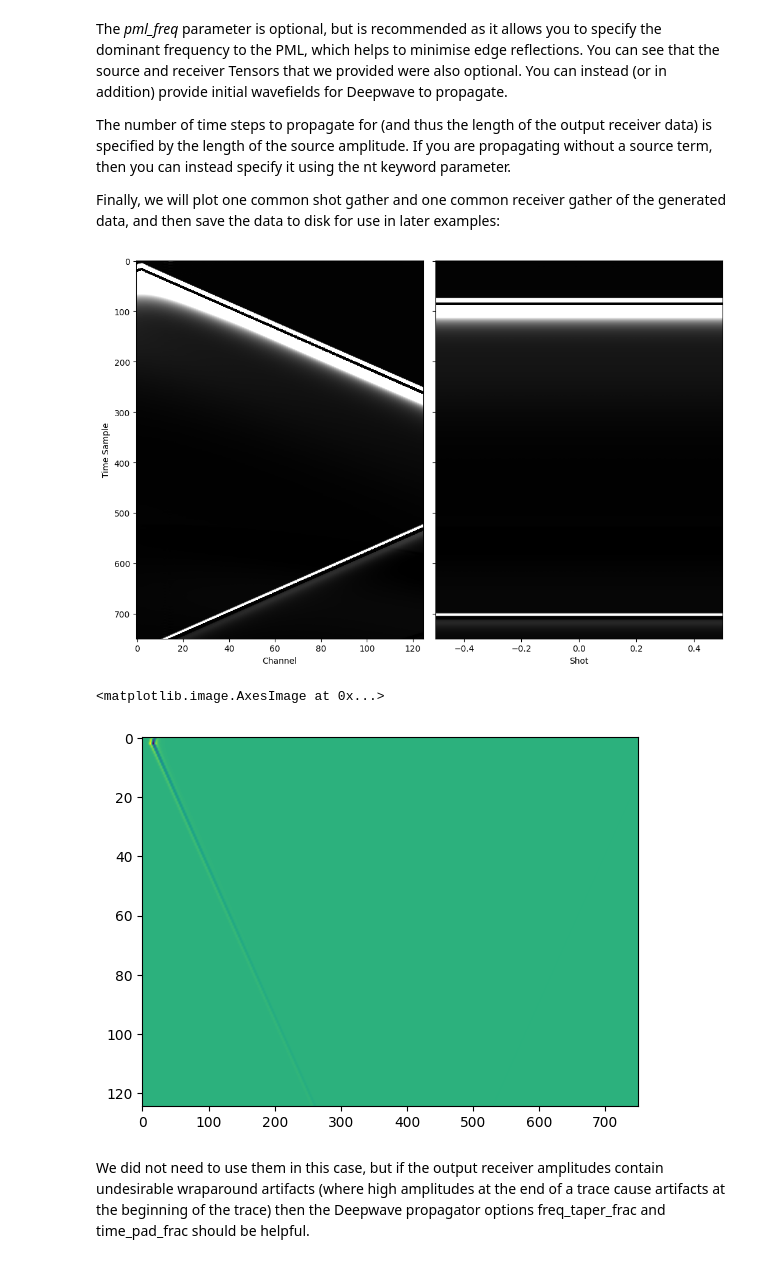
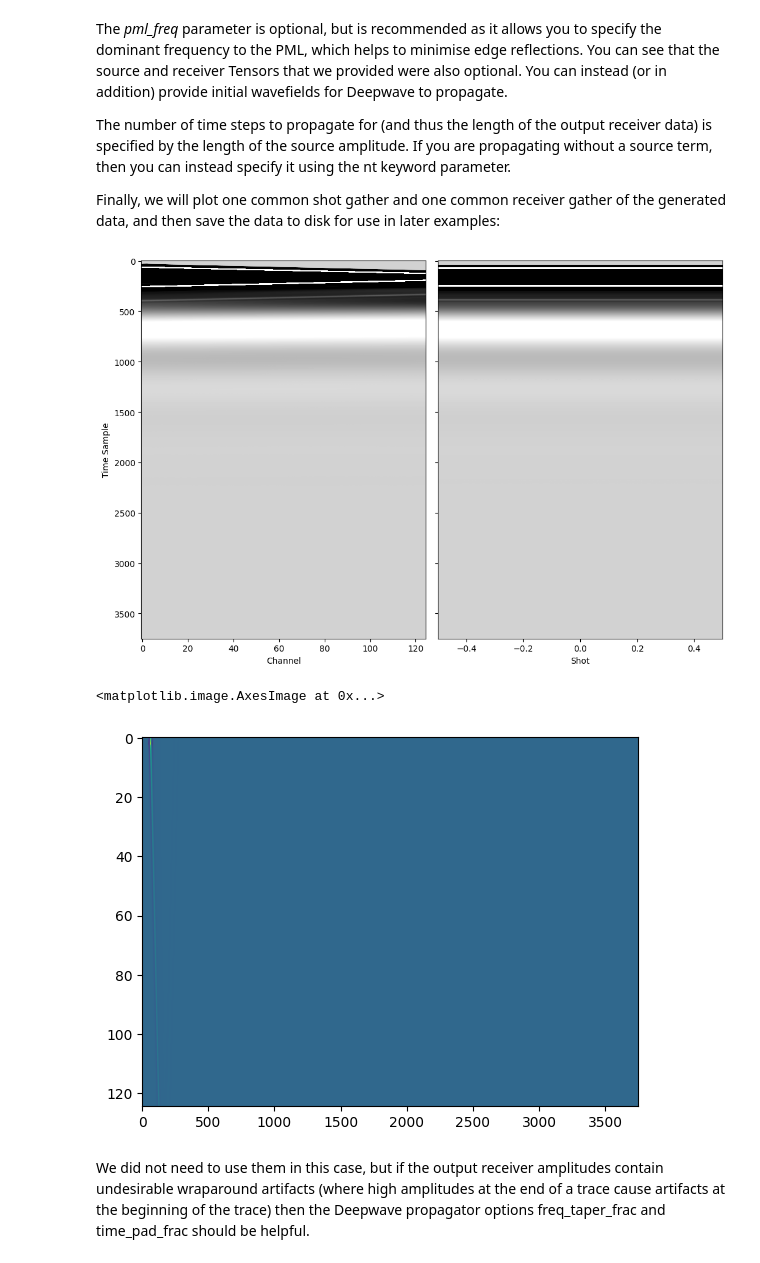
Before and after one commit to aissah/coherence_analysis_histroy, a Jupyter notebook: marmousi_deepwave.ipynb, the cells around one changed output. Drawn from its saved outputs; the diff is of its cells as text; code cells hidden in the pictures.

Commit message:
marmousi modeling

```diff
--- a/marmousi_deepwave.ipynb
+++ b/marmousi_deepwave.ipynb
@@ -19,7 +20,7 @@ device = torch.device('cuda' if torch.cuda.is_available()
 # nx = 751
 ny = 2301
 nx = 751
-dx = 2.0
+dx = 0.5
 
 v = 1500 * torch.ones(ny, nx)
 v[int(ny/2):] = 2000
@@ -61,10 +62,10 @@ receiver_depth = 2  # 2 * 4m = 8m
 
 n_receivers_per_shot = min(n_receivers_per_shot, int(nx/d_receiver))
 
-freq = 25
-nt = 750
+freq = 10
+nt = 750 * 5
 dt = 0.004
-peak_time = 1.5 / freq
+peak_time = 2.5 / freq
 
 # source_locations
 source_locations = torch.zeros(n_shots, n_sources_per_shot, 2,
@@ -85,7 +86,7 @@ receiver_locations[:, :, 0] = (
 
 # source_amplitudes
 source_amplitudes = (
-    10 * deepwave.wavelets.ricker(freq, nt, dt, peak_time)
+    -10 * deepwave.wavelets.ricker(freq, nt, dt, peak_time)
     .repeat(n_shots, n_sources_per_shot, 1)
     .to(device)
 )
@@ -93,3 +94,11 @@ source_amplitudes = (
 Both spatial dimensions are treated equally in Deepwave. In this example we chose to orient our velocity model so that dimension 0 is horizontal and dimension 1 is vertical, and specified our source and receiver locations in a way that is consistent with that, but we could have transposed the model and used dimension 0 as depth if we wished.
 
 That’s all the setup that we need for forward modelling, so we are now ready to call Deepwave. As we would like to ensure that the results are as accurate as possible, we will specify that we wish to use 8th order accurate spatial finite differences:
+# %%
+freq = 25
+nt = 750
+dt = 0.004
+peak_time = 1.5 / freq
+
+ricker_wavelet = 10 * deepwave.wavelets.ricker(freq, nt, dt, peak_time)
+plt.plot(ricker_wavelet)
@@ -108,29 +131,29 @@ Finally, we will plot one common shot gather and one common receiver gather of t
 # %%
 receiver_amplitudes = out[-1]
 # shot_index = 57
 # receiver_index = 192
 shot_index = 0
-receiver_index = 36
+receiver_index = 19
 vmin, vmax = torch.quantile(receiver_amplitudes[0],
                             torch.tensor([0.05, 0.95]).to(device))
 _, ax = plt.subplots(1, 2, figsize=(10.5, 7), sharey=True)
 ax[0].imshow(receiver_amplitudes[shot_index].cpu().T, aspect='auto',
              cmap='gray', vmin=vmin, vmax=vmax)
 ax[1].imshow(receiver_amplitudes[:, receiver_index].cpu().T, aspect='auto',
              cmap='gray', vmin=vmin, vmax=vmax)
 ax[0].set_xlabel("Channel")
 ax[0].set_ylabel("Time Sample")
 ax[1].set_xlabel("Shot")
 plt.tight_layout()
 
-receiver_amplitudes.cpu().numpy().tofile('marmousi_data.bin')
+# receiver_amplitudes.cpu().numpy().tofile('marmousi_data.bin')
 # %% [output]
-[figure, old version]
+[figure, new version]
 # %%
 plt.imshow(receiver_amplitudes.cpu()[0], aspect='auto')
 # %% [output]
 <matplotlib.image.AxesImage at 0x...>
-[figure, old version]
+[figure, new version]
 # %% [markdown]
 We did not need to use them in this case, but if the output receiver amplitudes contain undesirable wraparound artifacts (where high amplitudes at the end of a trace cause artifacts at the beginning of the trace) then the Deepwave propagator options freq_taper_frac and time_pad_frac should be helpful.
 # %%
```
Also changed, not shown: parts of 10 cells of this notebook, 1 other file.
